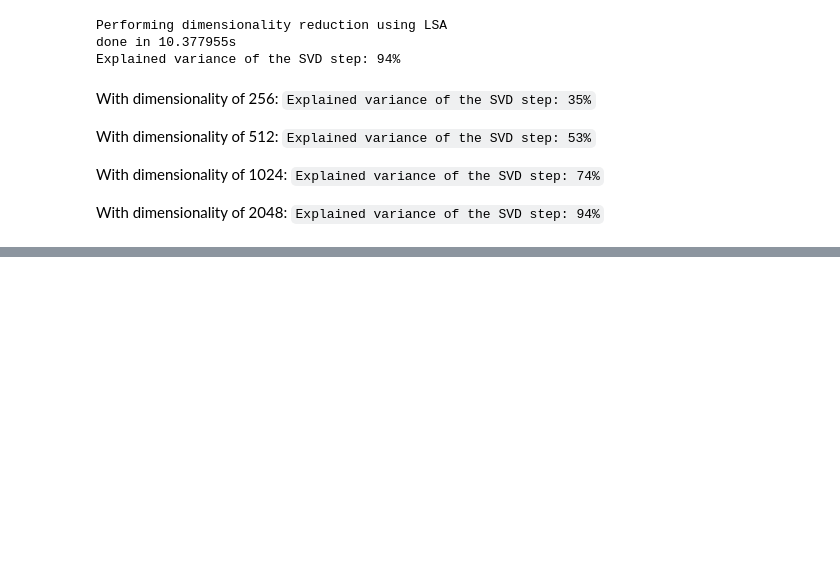
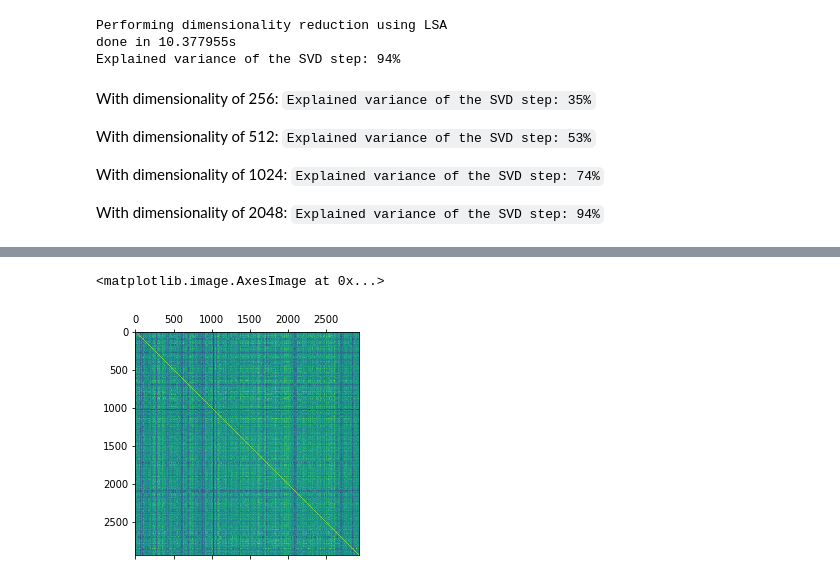
Before and after one commit to benhoyle/fess-upped, a Jupyter notebook: fess-upped.ipynb, the cells around one changed output, grey strips where cells are left out. Saved outputs shown, nothing was run; the diff lists cells and outputs as text; code cells hidden in the pictures; blank space fills up the shorter version.

Commit message:
Playing with vectors

```diff
--- a/fess-upped.ipynb
+++ b/fess-upped.ipynb
@@ -682,0 +805,2 @@ Resources:
+# %%
+docs_matrix = np.column_stack([d.vector for d in docs]).T
@@ -682,0 +837,2 @@ Resources:
+# %%
+sim_matrix = np.matmul(docs_matrix, docs_matrix.T)
@@ -682,0 +851,2 @@ Resources:
+# %%
+diag = sim_matrix.diagonal(); diag
@@ -682,0 +856,2 @@ Resources:
+# %%
+normalised_mat = sim_matrix / diag
@@ -682,0 +874,9 @@ Resources:
+# %%
+import matplotlib.pyplot as plt
+
+%matplotlib inline
+
+plt.matshow(normalised_mat)
+# %% [output]
+<matplotlib.image.AxesImage at 0x...>
+[figure, added]
```
Also changed, not shown: parts of 18 cells of this notebook, 1 other file.
